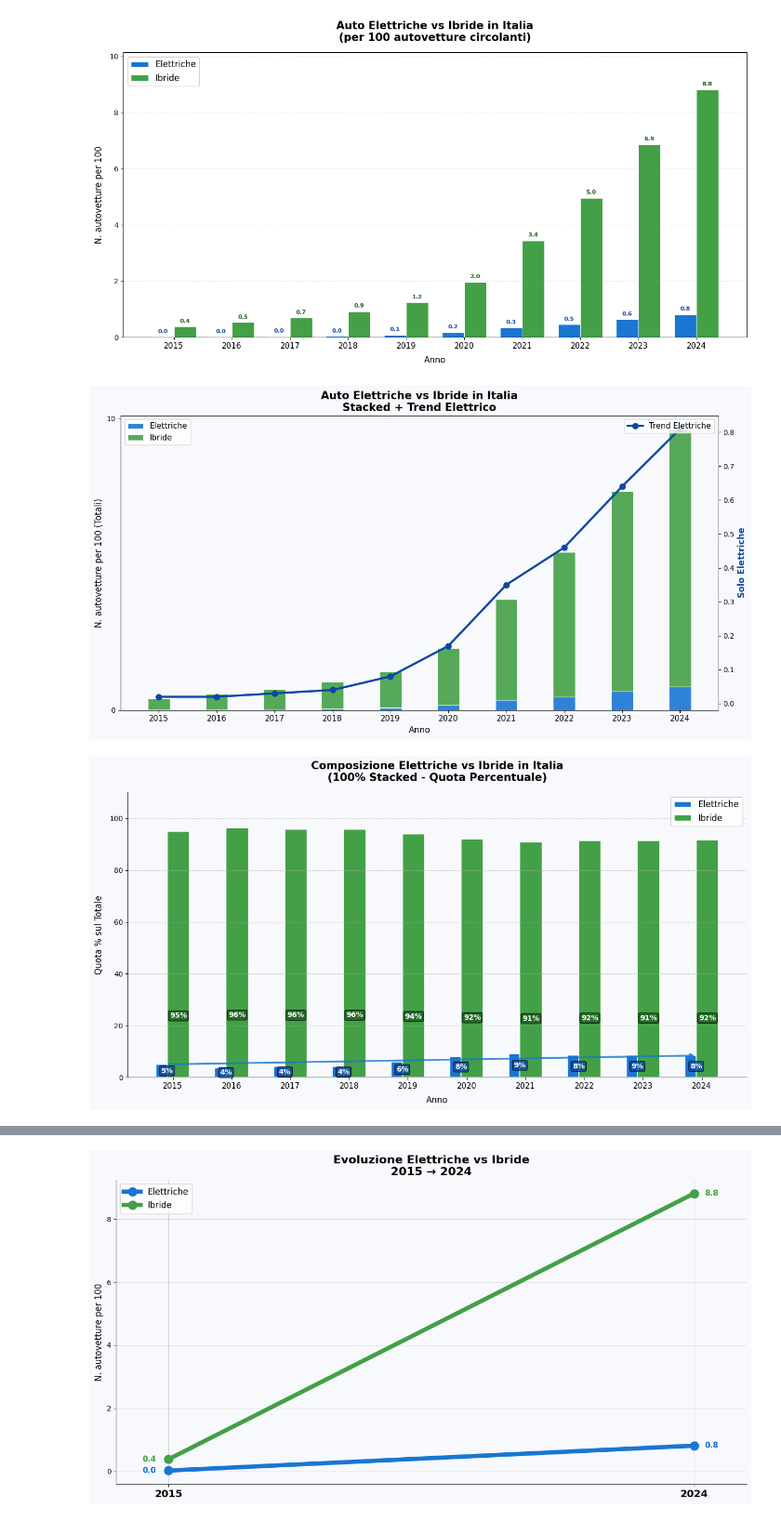
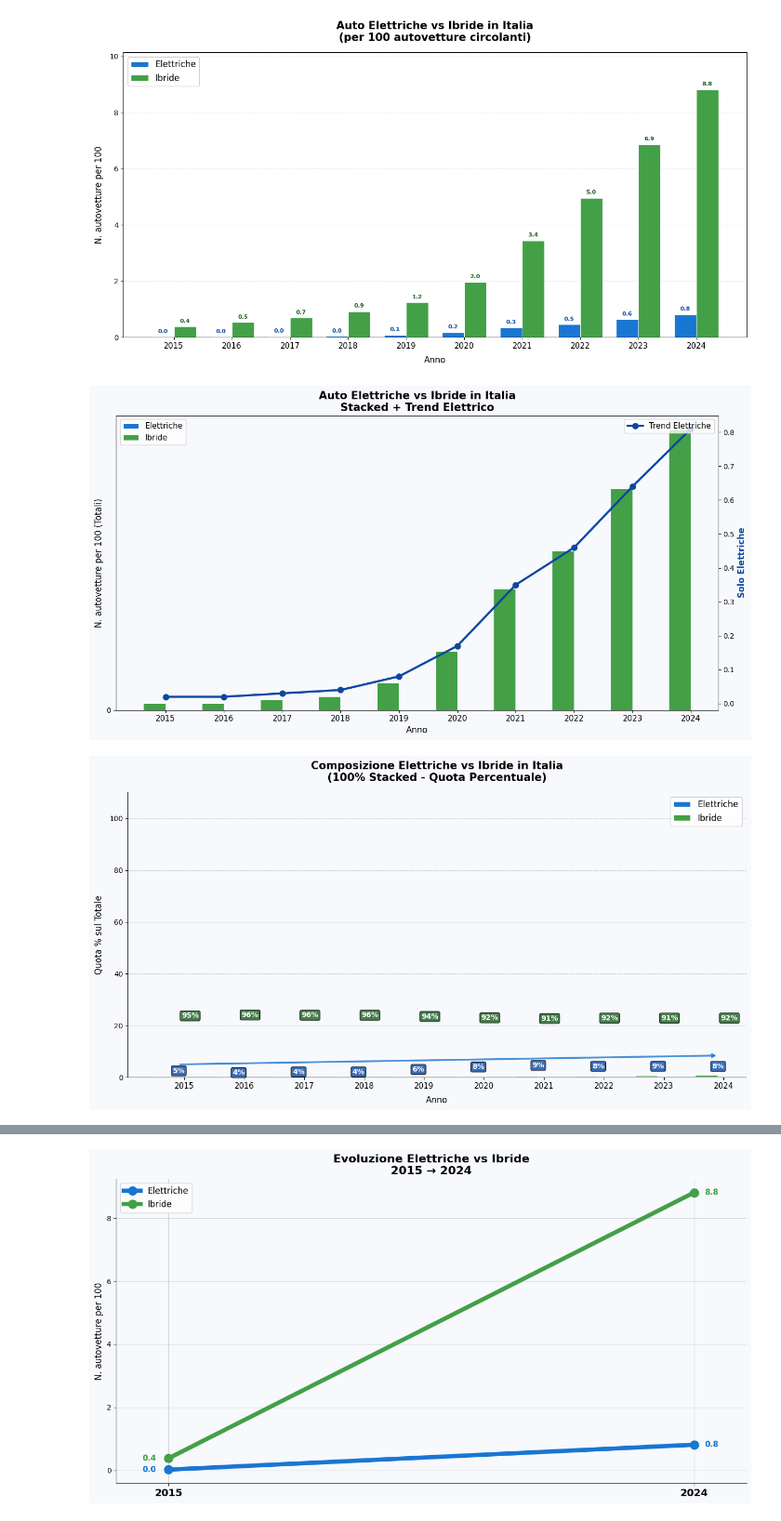
Before and after one commit to MarcoB27/data_visualization, a Jupyter notebook: script/confronto_elettriche_ibride.ipynb, the cells around one changed output, grey strips where cells are left out. Shown at 93% size. Saved outputs shown, nothing was run; the diff lists cells and outputs as text; code cells hidden in the pictures.

Commit message:
modifica confronto_elettriche_ibride

```diff
--- a/script/confronto_elettriche_ibride.ipynb
+++ b/script/confronto_elettriche_ibride.ipynb
@@ -7,10 +7,7 @@ import matplotlib.pyplot as plt
 import matplotlib.ticker as ticker
 import numpy as np
 
-# ── Caricamento e pulizia dati ──
-# Il CSV ha intestazioni multi-livello; si salta la prima riga e si accede per posizione.
-# col 3 = Territorio  |  col 6 = anno  |  col 7 = valore
-
+# ── Caricamento dati ──
 def load_italia(path):
     df = pd.read_csv(path, encoding='utf-8-sig', header=None, skiprows=1)
     it = df[df[3] == 'Italia'][[6, 7]].copy()
@@ -22,6 +19,11 @@ def load_italia(path):
 elettr = load_italia('../data/csv/auto_elettr_su_1000.csv')
 ibride = load_italia('../data/csv/auto_ibride_su_1000.csv')
 
+MOTORIZATION_COLOR = {
+    'Ibride' : '#43A047',
+    'Elettriche' : '#1976D2'
+}
+
 df = pd.merge(elettr, ibride, on='Anno', suffixes=('_Elettriche', '_Ibride'))
 df[['Val_Elettriche', 'Val_Ibride']] = df[['Val_Elettriche', 'Val_Ibride']] / 10
 # %%
@@ -77,16 +73,15 @@ ax.set_facecolor('#F7F9FC')
 
 # Stacked bars
 bottom = np.zeros(len(anni))
-bars_e = ax.bar(x, val_e, width, label='Elettriche', bottom=bottom,
-                color='#1976D2', edgecolor='white', linewidth=0.8, alpha=0.9, zorder=3)
+bars_e = ax.bar(x - width/2, val_e, width, label='Elettriche',color=MOTORIZATION_COLOR['Elettriche'], edgecolor='white', linewidth=0.8, zorder=3)
+
 bottom += val_e
-bars_i = ax.bar(x, val_i, width, label='Ibride', bottom=bottom,
-                color='#43A047', edgecolor='white', linewidth=0.8, alpha=0.9, zorder=3)
+bars_e = ax.bar(x - width/2, val_e, width, label='Ibride',color=MOTORIZATION_COLOR['Ibride'], edgecolor='white', linewidth=0.8, zorder=3)
+
 
 # Linea trend elettrico
 ax2 = ax.twinx()
-ax2.plot(x, val_e, 'o-', color='#0D47A1', linewidth=3, markersize=8,
-         label='Trend Elettriche', zorder=5)
+ax2.plot(x, val_e, 'o-', color='#0D47A1', linewidth=3, markersize=8, label='Trend Elettriche', zorder=5)
 ax2.set_ylabel('Solo Elettriche', color='#0D47A1', fontsize=12, fontweight='bold')
 
 ax.set_xticks(x)
@@ -105,13 +100,9 @@ ax2.legend(loc='upper right', fontsize=11)
 plt.tight_layout()
 plt.show()
 # %% [output]
-[figure, old version]
+[figure, new version]
 # %%
 # VARIANTE 1B: 100% STACKED - ETICHETTE VERDI PIÙ INTERNE
-import matplotlib.pyplot as plt
-import matplotlib.ticker as ticker
-import numpy as np
-
 totals = np.array(val_e) + np.array(val_i)
 percent_e = (np.array(val_e) / totals) * 100
 percent_i = (np.array(val_i) / totals) * 100
@@ -120,10 +111,9 @@ fig, ax = plt.subplots(figsize=(13, 7))
 fig.patch.set_facecolor('#F7F9FC')
 ax.set_facecolor('#F7F9FC')
 
-bars_e = ax.bar(x, percent_e, width, label='Elettriche',
-                color='#1976D2', edgecolor='white', linewidth=1.2)
-bars_i = ax.bar(x + width/2, percent_i, width, label='Ibride',
-                color='#43A047', edgecolor='white', linewidth=1.2)
+bars_e = ax.bar(x - width/2, val_e, width, label='Elettriche',color=MOTORIZATION_COLOR['Elettriche'], edgecolor='white', linewidth=1.2)
+bars_e = ax.bar(x - width/2, val_e, width, label='Ibride',color=MOTORIZATION_COLOR['Ibride'], edgecolor='white', linewidth=1.2)
+
 
 # ETICHETTE ELETTRICHE (blu) - centro barre
 for i, e_pct in enumerate(percent_e):
@@ -131,35 +121,35 @@ for i, e_pct in enumerate(percent_e):
             ha='center', va='center', fontsize=10, fontweight='bold',
             color='white', bbox=dict(boxstyle="round,pad=0.2", facecolor='#0D47A1', alpha=0.8))
 
 # ETICHETTE IBRIDE (verde) - PIÙ INTERNE (a 25% dall'inizio barra)
 for i, i_pct in enumerate(percent_i):
     ax.text(x[i] + width/2, i_pct * 0.25, f'{i_pct:.0f}%',  # ← 25% invece di 50%
             ha='center', va='center', fontsize=10, fontweight='bold',
             color='white', bbox=dict(boxstyle="round,pad=0.2", facecolor='#1B5E20', alpha=0.8))
 
 # Freccia crescita (opzionale)
 if val_e[-1] > val_e[0]:
     ax.annotate('', xy=(len(anni)-1, percent_e[-1]), xytext=(0, percent_e[0]),
-                arrowprops=dict(arrowstyle='->', lw=2.5, color='#1976D2', alpha=0.8))
+                arrowprops=dict(arrowstyle='->', lw=2.5, color=MOTORIZATION_COLOR['Elettriche'], alpha=0.8))
 
 ax.set_ylim(0, 110)
 ax.set_xticks(x + width/4)
 ax.set_xticklabels(anni, fontsize=11)
 ax.yaxis.set_major_locator(ticker.MultipleLocator(20))
 ax.grid(axis='y', linestyle='--', alpha=0.6)
 for spine in ['top', 'right']:
     ax.spines[spine].set_visible(False)
 
 ax.set_title('Composizione Elettriche vs Ibride in Italia\n(100% Stacked - Quota Percentuale)',
              fontsize=15, fontweight='bold', pad=16)
 ax.set_xlabel('Anno', fontsize=12, labelpad=8)
 ax.set_ylabel('Quota % sul Totale', fontsize=12, labelpad=8)
 ax.legend(fontsize=12, framealpha=0.9)
 
 plt.tight_layout()
 plt.show()
 # %% [output]
-[figure, old version]
+[figure, new version]
 # %%
 # VARIANTE 1C: BARRE ORIZZONTALI + RANKING
 fig, (ax1, ax2) = plt.subplots(1, 2, figsize=(16, 8), gridspec_kw={'width_ratios': [1, 1.2]})
```
Also changed, not shown: parts of 3 cells of this notebook.
